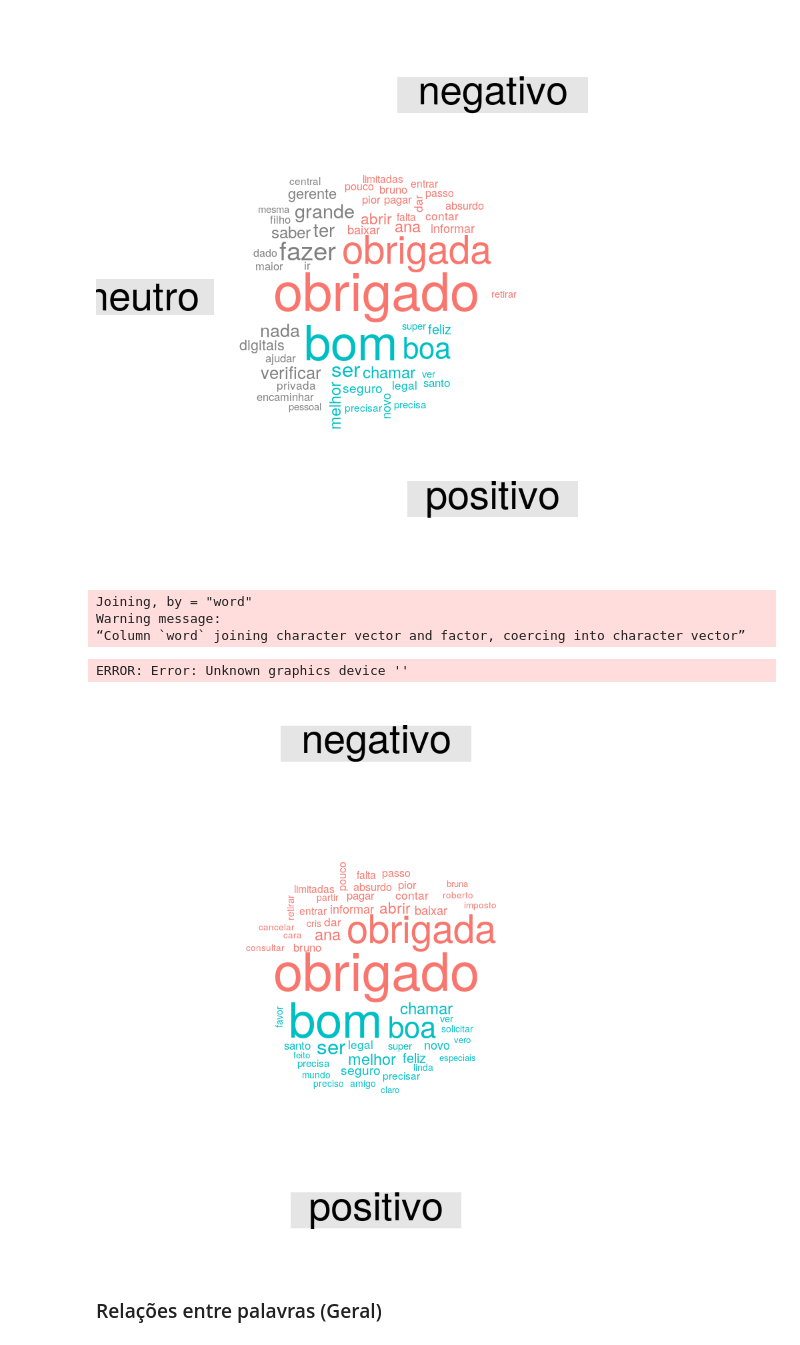
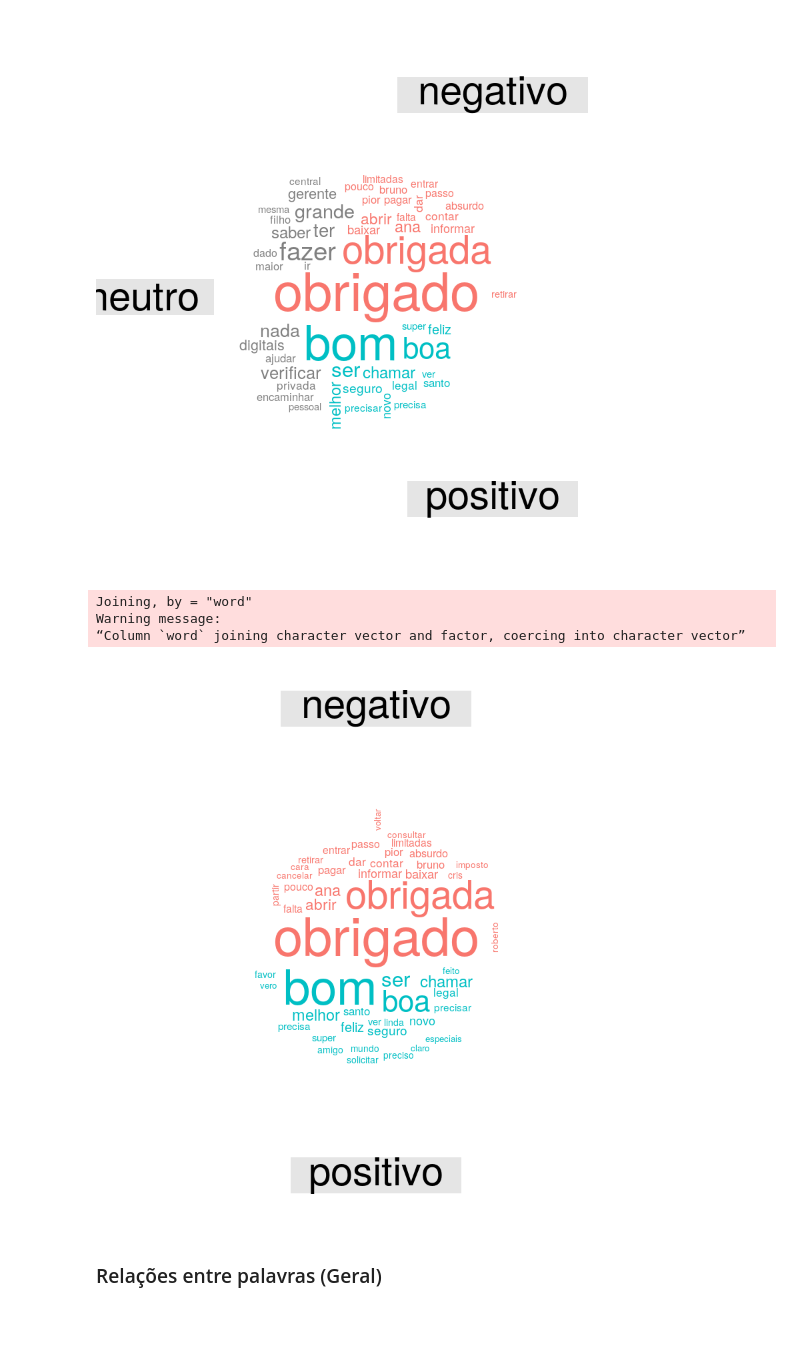
Before and after one commit to brendasalenave/data_analysis_fb, a Jupyter notebook: analise_polaridade.ipynb, the cells around one changed output. Cells and saved outputs as stored; diff of their text form; code cells hidden in the pictures.

```diff
--- a/analise_polaridade.ipynb
+++ b/analise_polaridade.ipynb
@@ -473,20 +470,17 @@ Warning message:
 # %%
 # mesma coisa que a célula anterior porém desconsiderando a categoria "neutro
 # cria uma wordcloud de palavras positivas (azul) vs negativas (vermelhas)
-idk <- tidy_comments %>%
+tidy_comments %>%
   inner_join(op30 %>% filter(sentiment!="neutro")) %>%
   count(word, sentiment, sort = TRUE) %>%
   acast(word ~ sentiment, value.var = "n", fill = 0) %>%
   comparison.cloud(colors = c("#F8766D", "#00BFC4"),
                    max.words = 50)
-
-ggsave(filename = 'Filename', idk, width=4, height=4)
 # %% [output]
 Joining, by = "word"
 Warning message:
 “Column `word` joining character vector and factor, coercing into character vector”
-ERROR: Error: Unknown graphics device ''
-[figure, old version]
+[figure, new version]
 # %% [markdown]
 ### Relações entre palavras (Geral)
 # %%
```
Also changed, not shown: parts of 10 cells of this notebook.
